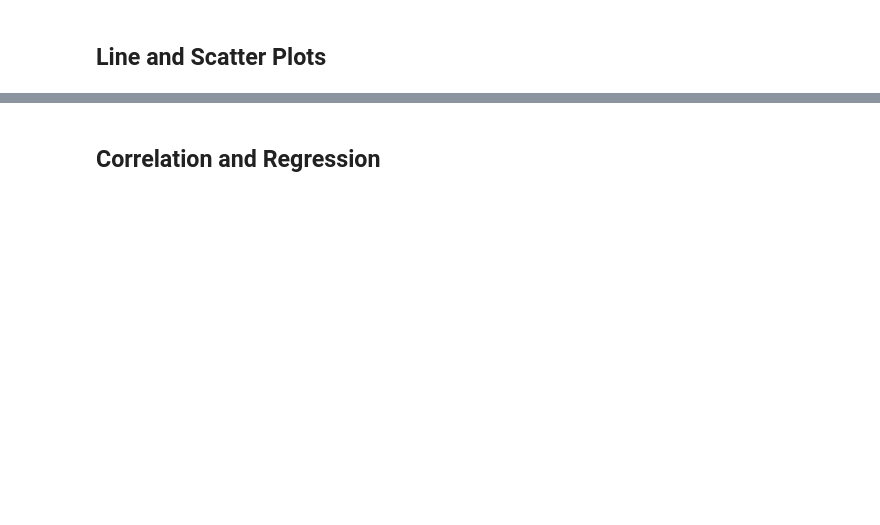
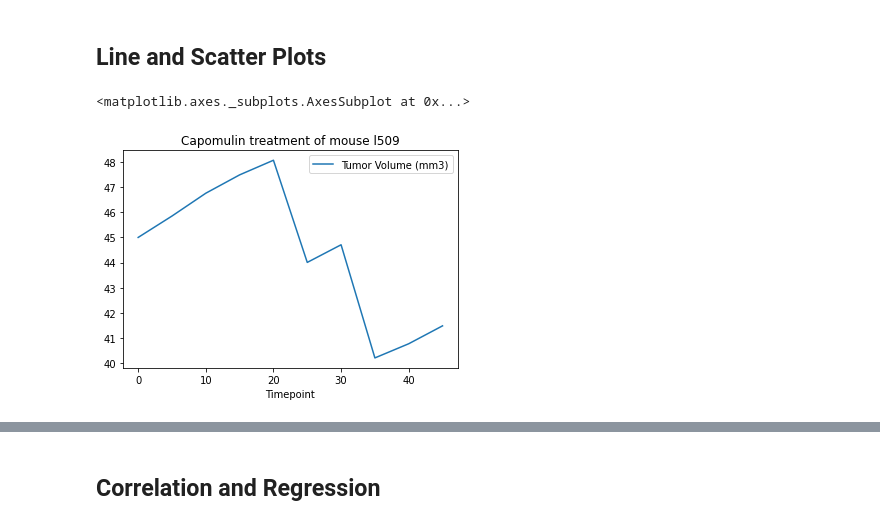
Before and after one commit to AdamTuor/matplotlib-challenge, a Jupyter notebook: Pymaceuticals/pymaceuticals_starter.ipynb, the cells around one changed output, grey strips where cells are left out. Saved outputs shown, nothing was run; the diff lists cells and outputs as text; code cells hidden in the pictures; blank space fills up the shorter version.

```diff
--- a/Pymaceuticals/pymaceuticals_starter.ipynb
+++ b/Pymaceuticals/pymaceuticals_starter.ipynb
@@ -211,3 +389,9 @@ plt.pie(gender_count,labels=pie_labels,autopct='%1.1f%%')
 ## Line and Scatter Plots
 # %%
 # Generate a line plot of tumor volume vs. time point for a mouse treated with Capomulin
+mouse_graph = filtered_results[filtered_results['Mouse ID'] == 'l509'][['Tumor Volume (mm3)','Timepoint']]
+
+mouse_graph.plot.line(x='Timepoint',y='Tumor Volume (mm3)',title='Capomulin treatment of mouse l509')
+# %% [output]
+<matplotlib.axes._subplots.AxesSubplot at 0x...>
+[figure, added]
```
Also changed, not shown: parts of 20 cells of this notebook.
